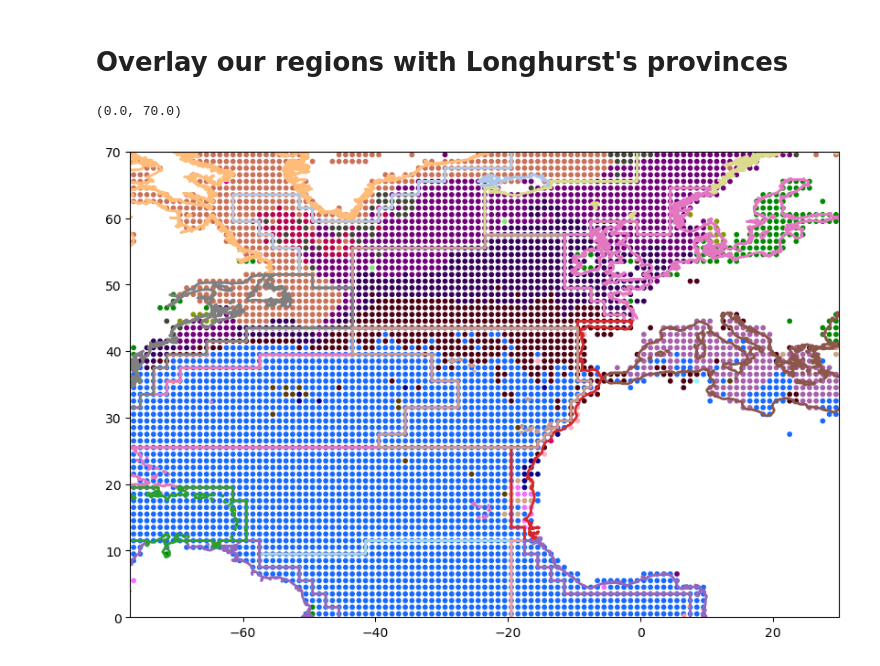
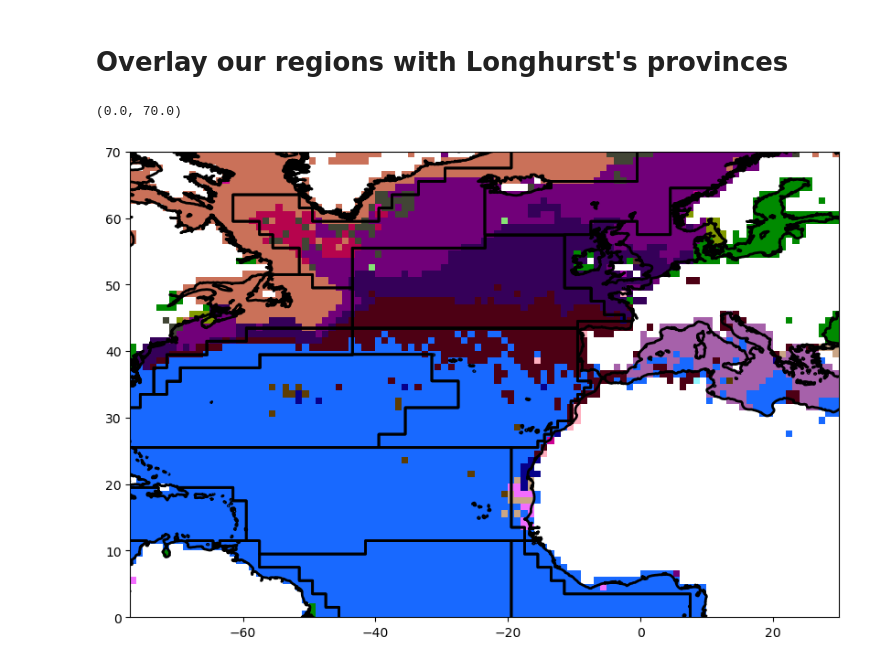
Before and after one commit to y-jenniges/ocean_cluster_validation, a Jupyter notebook: longhurst.ipynb, the cells around one changed output. Cells and saved outputs as stored; diff of their text form; code cells hidden in the pictures.

Commit message:
adapting longhursts overlay over our clustering

```diff
--- a/longhurst.ipynb
+++ b/longhurst.ipynb
@@ -84,26 +86,32 @@ longhurst
 # %% [markdown]
 # Overlay our regions with Longhurst's provinces
 # %%
-my_regions = pd.read_csv("output_final/dbscan/post_processing/re-assigned_A1.csv")
+# load our regions
+# my_regions = pd.read_csv("output_final/dbscan/post_processing/re-assigned_A1.csv")
+my_regions = netCDF4.Dataset("output_final/dbscan/post_processing/regions_A1.nc")
 # %%
 # plot our area of interest
 depth = 0.0
-my_regions_d = my_regions[my_regions.LEV_M == depth]
+
+# my_regions_d = my_regions[my_regions.LEV_M == depth]
+hex_colors = my_regions["color"][0, :, :]  #.data
+rgb = np.array([[matplotlib.colors.to_rgb(color) if type(color) == str and color is not None and color != "" else np.array([1, 1, 1]) for color in row] for row in hex_colors])
 
 # defining out area
 lat_min = 0
 lat_max = 70
 
 lon_min = -77
 lon_max = 30
 
 # plot
 fig, ax = plt.subplots(figsize=(10, 10))
-plt.scatter(x=my_regions_d.LONGITUDE, y=my_regions_d.LATITUDE, color=my_regions_d.color, s=10)
-longhurst.plot("ProvCode", ax=ax, cmap="tab20", facecolor="none", linewidth=2)
+plt.imshow(rgb, extent=[lon_min, lon_max, lat_min, lat_max], origin='lower')
+# plt.scatter(x=my_regions_d.LONGITUDE, y=my_regions_d.LATITUDE, color=my_regions_d.color, s=10)
+longhurst.plot("ProvCode", ax=ax, edgecolor="black", facecolor="none", linewidth=2)  # cmap="tab20"
 
 ax.set_xlim(lon_min, lon_max)
 ax.set_ylim(lat_min, lat_max)
 # %% [output]
 (0.0, 70.0)
-[figure, old version]
+[figure, new version]
```
Also changed, not shown: parts of 1 cell of this notebook.
